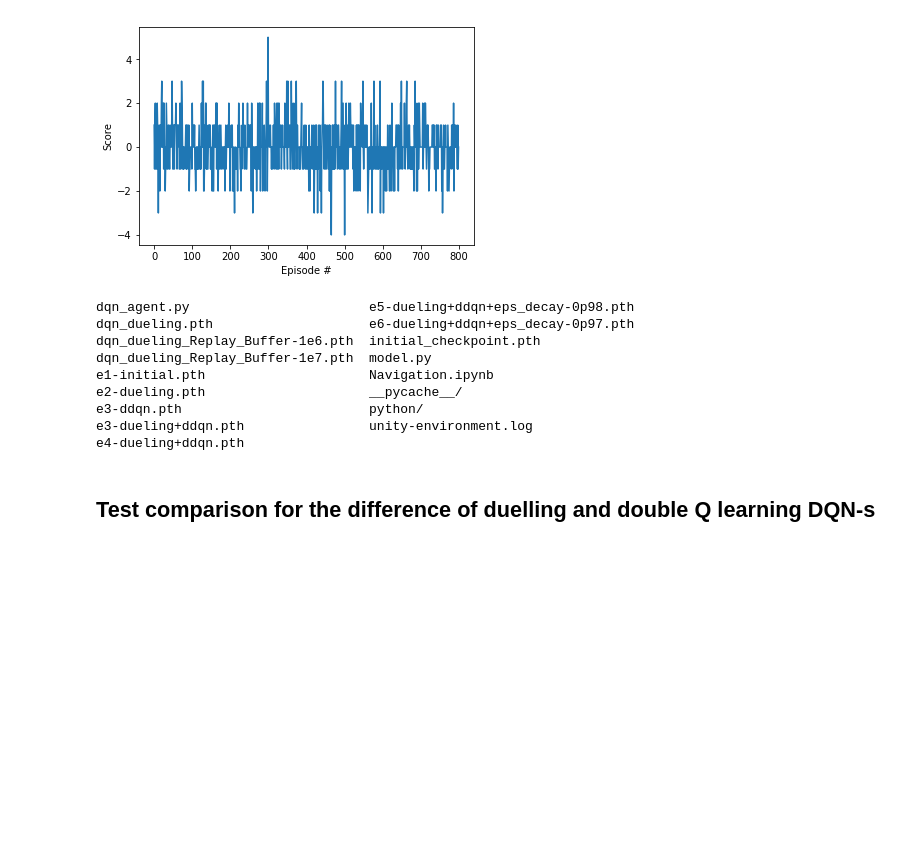
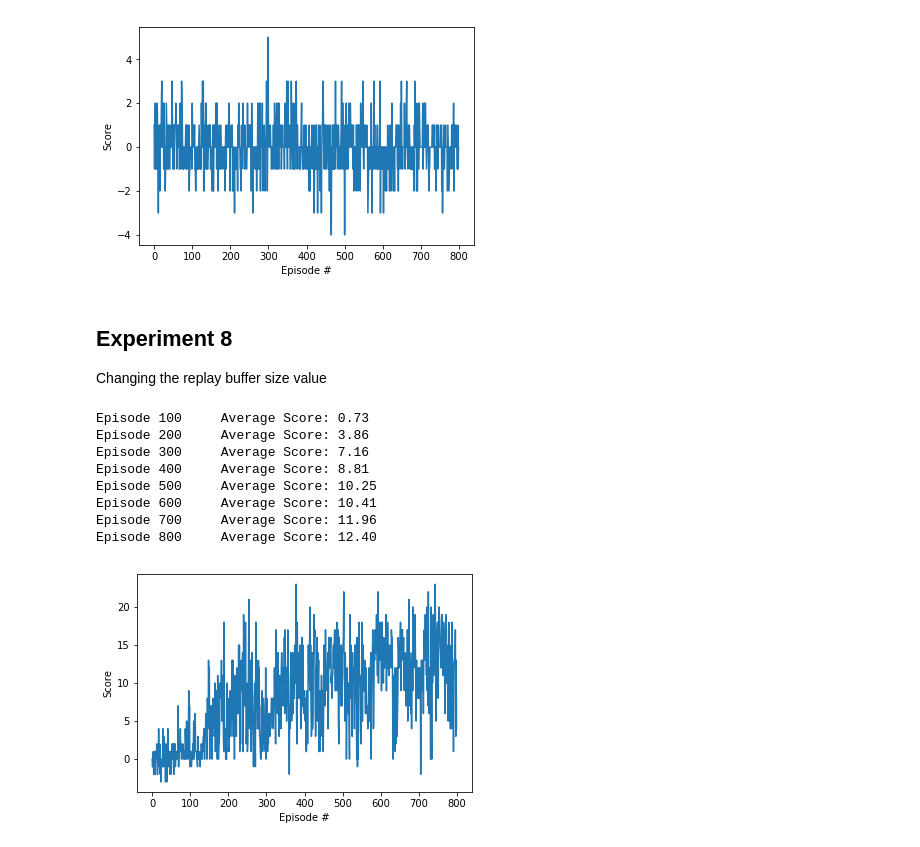
Before and after one commit to bkocis/DRLND_Pr_1_Navigation, a Jupyter notebook: Navigation.ipynb, the cells around one changed output. Drawn from its saved outputs; the diff is of its cells as text; code cells hidden in the pictures; blank space fills up the shorter version.

```diff
--- a/Navigation.ipynb
+++ b/Navigation.ipynb
@@ -177,7 +177,7 @@ def dqn(checkpoint, n_episodes=800, max_t=1000, eps_start=1.0, eps_end=0.01, eps
 
     return scores
 
-def plot_scores(score):
+def plot_scores(scores):
     fig = plt.figure()
     ax = fig.add_subplot(111)
     plt.plot(np.arange(len(scores)), scores)
@@ -300,17 +300,22 @@ Episode 600     Average Score: -0.03
 Episode 700     Average Score: -0.06
 Episode 800     Average Score: -0.02
 [figure]
-# %%
-ls
-# %% [output]
-dqn_agent.py                       e5-dueling+ddqn+eps_decay-0p98.pth
-dqn_dueling.pth                    e6-dueling+ddqn+eps_decay-0p97.pth
-dqn_dueling_Replay_Buffer-1e6.pth  initial_checkpoint.pth
-dqn_dueling_Replay_Buffer-1e7.pth  model.py
-e1-initial.pth                     Navigation.ipynb
-e2-dueling.pth                     __pycache__/
-e3-ddqn.pth                        python/
-e3-dueling+ddqn.pth                unity-environment.log
-e4-dueling+ddqn.pth
-# %% [markdown]
-## Test comparison for the difference of duelling and double Q learning DQN-s
+# %% [markdown]
+## Experiment 8
+Changing the replay buffer size value
+# %%
+# BUFFER_SIZE = 1e3
+
+agent = Agent(state_size, action_size, seed=0, dueling=True, ddqn=True, buffer_size=int(1e3) )
+
+scores = dqn('e8-dqn_Replay_Buffer-1e3.pth', eps_decay=0.98); plot_scores(scores)
+# %% [output]
+Episode 100     Average Score: 0.73
+Episode 200     Average Score: 3.86
+Episode 300     Average Score: 7.16
+Episode 400     Average Score: 8.81
+Episode 500     Average Score: 10.25
+Episode 600     Average Score: 10.41
+Episode 700     Average Score: 11.96
+Episode 800     Average Score: 12.40
+[figure, added]
```
Also changed, not shown: parts of 17 cells of this notebook, 2 other files.
